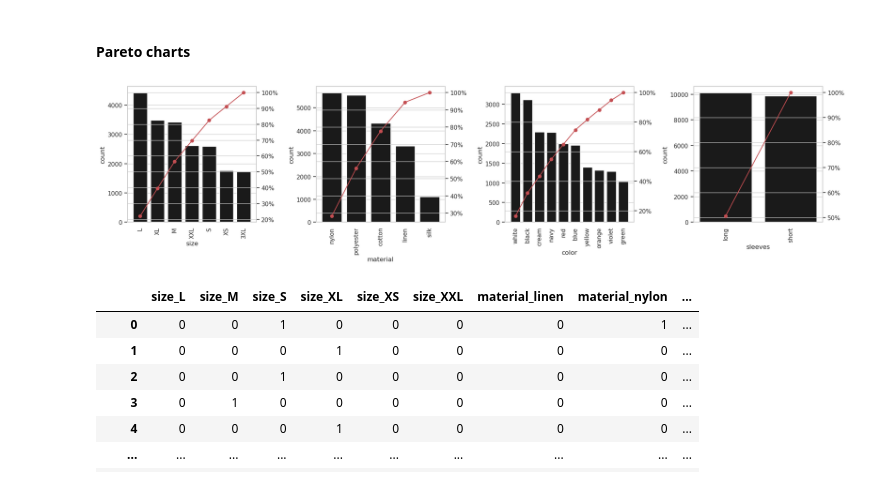
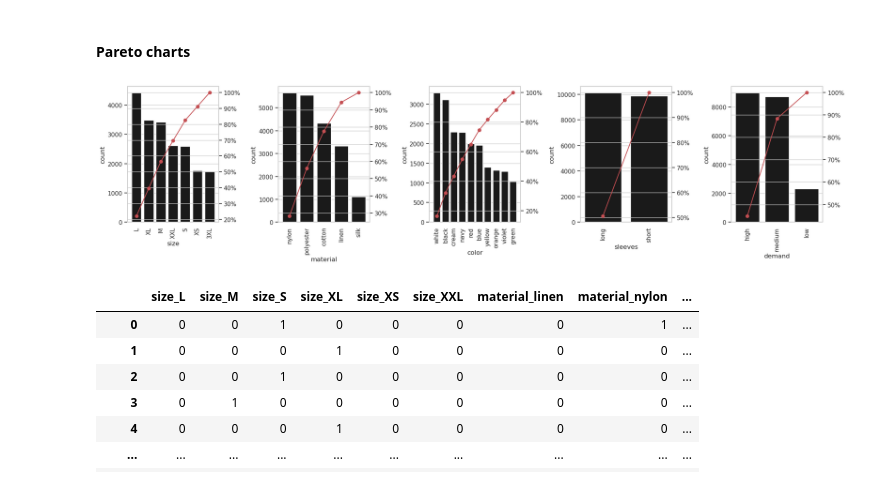
Before and after one commit to Jakub-Ner/Sztuczna-inteligencja, a Jupyter notebook: ZAD4 ML/main.ipynb, the cells around one changed output. Cells and saved outputs as stored; diff of their text form; code cells hidden in the pictures.

```diff
--- a/ZAD4 ML/main.ipynb
+++ b/ZAD4 ML/main.ipynb
@@ -52,24 +52,24 @@ data_init.describe(include="all")
 # %% [markdown]
 #### Pareto charts
 # %%
-columns = iter(X_COLUMNS)
-n = len(X_COLUMNS)
+columns = iter(data_init.columns)
+n = len(data_init.columns)
 f, axs = plt.subplots(1,n, figsize=(20,5))
 
 for ax in axs:
     column = next(columns)
     plot_data = data_init[[column]].groupby(column)[column].count().sort_values(ascending=False).reset_index(name='count')
     sns.barplot(x=column, y='count', data=plot_data, color=(.1, .1, .1, 1), ax=ax)
 
     pareto_line = plot_data['count'].cumsum()/plot_data['count'].sum()*100
     ax_pareto = ax.twinx()
     ax_pareto.yaxis.set_major_formatter(PercentFormatter())
     ax_pareto.plot(plot_data[column], pareto_line, color='r', marker='o', linestyle='-')
 
     ax.tick_params(axis='x', rotation=90)
 plt.tight_layout()
 # %% [output]
-[figure, old version]
+[figure, new version]
 # %%
 X, Y = data_init[X_COLUMNS], data_init[['demand']]
 
```
Also changed, not shown: parts of 11 cells of this notebook, 51 other files.
